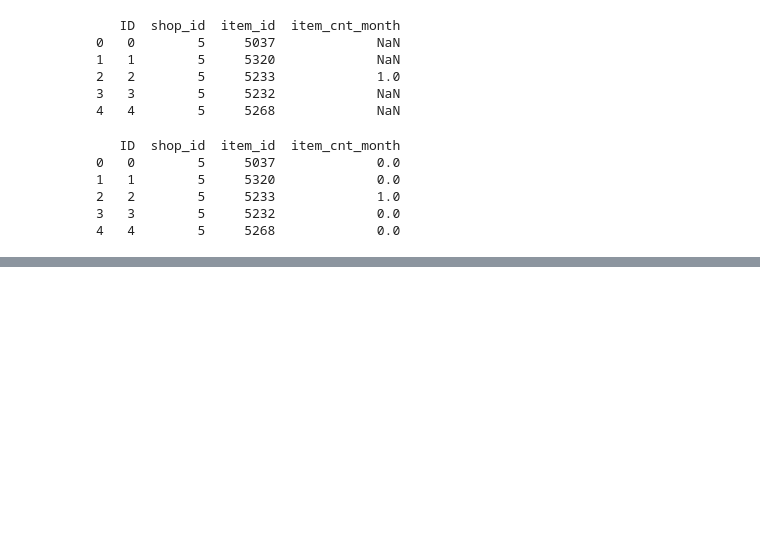
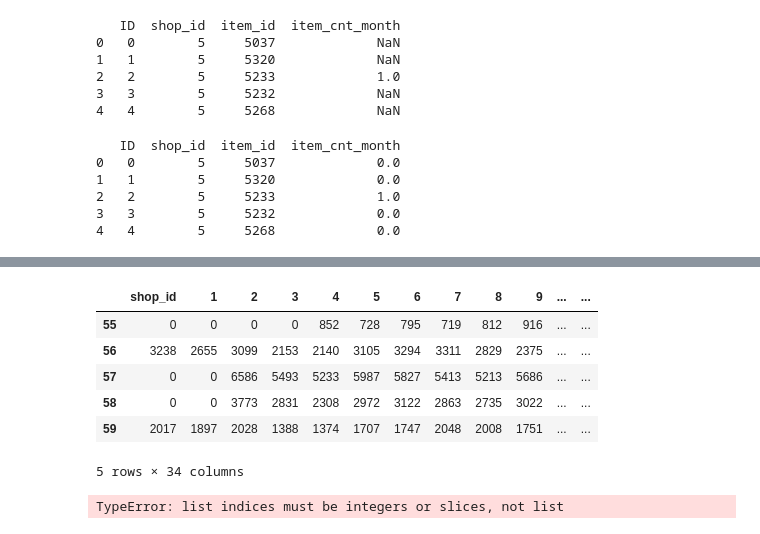
Before and after one commit to Seyi85/Ml-ai-w2, a Jupyter notebook: 03. Numerical Enc/sales_train .ipynb, the cells around one changed output, grey strips where cells are left out. Saved outputs shown, nothing was run; the diff lists cells and outputs as text; code cells hidden in the pictures; blank space fills up the shorter version.

```diff
--- a/03. Numerical Enc/sales_train .ipynb
+++ b/03. Numerical Enc/sales_train .ipynb
@@ -80,0 +134,19 @@ submission.to_csv('submission_baseline.csv')
+# %%
+#sales volume for each store
+
+sale_shop_id = sale_train.pivot_table(index=['shop_id'],values=['item_cnt_day'],columns='date_block_num', aggfunc=np.sum,fill_value=0)
+
+sale_shop_id.columns = sale_shop_id.columns.droplevel().map(str)
+sale_shop_id = sale_shop_id.reset_index(drop=True).rename_axis(None, axis=1)
+
+sale_shop_id.columns.values[0]='shop_id'
+
+sale_shop_id.tail()
+# %% [output]
+|  | shop_id | 1 | 2 | 3 | 4 | 5 | 6 | 7 | 8 | 9 | ... | ... |
+| 55 | 0 | 0 | 0 | 0 | 852 | 728 | 795 | 719 | 812 | 916 | ... | ... |
+| 56 | 3238 | 2655 | 3099 | 2153 | 2140 | 3105 | 3294 | 3311 | 2829 | 2375 | ... | ... |
+| 57 | 0 | 0 | 6586 | 5493 | 5233 | 5987 | 5827 | 5413 | 5213 | 5686 | ... | ... |
+| 58 | 0 | 0 | 3773 | 2831 | 2308 | 2972 | 3122 | 2863 | 2735 | 3022 | ... | ... |
+| 59 | 2017 | 1897 | 2028 | 1388 | 1374 | 1707 | 1747 | 2048 | 2008 | 1751 | ... | ... |
+5 rows × 34 columns
@@ -80,0 +162,8 @@ submission.to_csv('submission_baseline.csv')
+# %%
+#monthly sales volume
+#ts = time.time()
+matrix =[]
+matrix = lag_features(matrix, [1,2,3,6,12], 'item_cnt_month')
+#time.time()- ts
+# %% [output]
+TypeError: list indices must be integers or slices, not list
```
Also changed, not shown: parts of 7 cells of this notebook.
